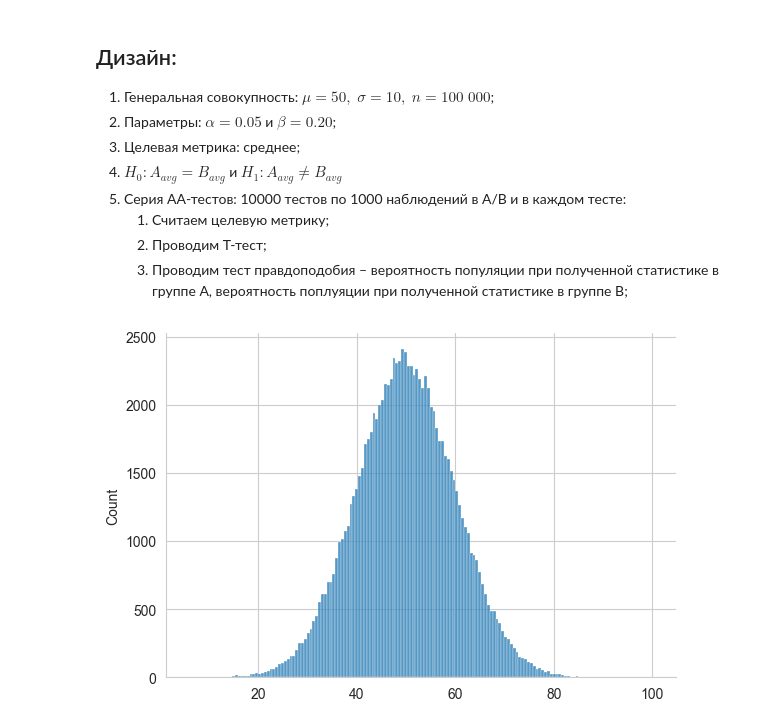
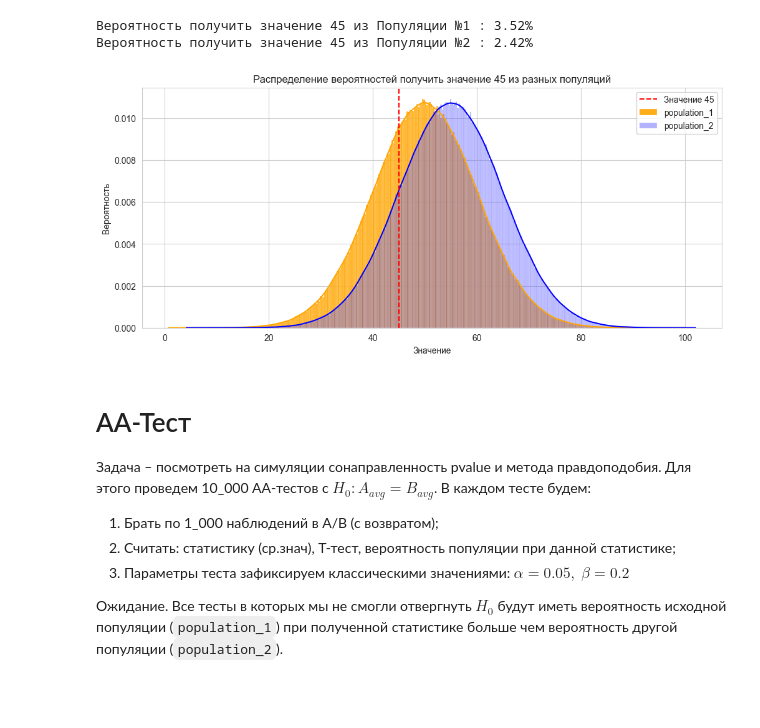
Before and after one commit to skv-analyst/education, a Jupyter notebook: ab-tests/001-experiment.ipynb, the cells around one changed output. Drawn from its saved outputs; the diff is of its cells as text; code cells hidden in the pictures; blank space fills up the shorter version.

```diff
--- a/ab-tests/001-experiment.ipynb
+++ b/ab-tests/001-experiment.ipynb
@@ -8,10 +18,55 @@ from scipy.stats import norm
+# %%
+def get_population(mu_1, sigma_1, mu_2, sigma_2, size=1_000_000):
+    """Формируем две популяции с необходимыми параметрами"""
+
+    rng = np.random.default_rng(seed=42)
+    population_1 = rng.normal(size=size, loc=mu_1, scale=sigma_1)
+    population_2 = rng.normal(size=size, loc=mu_2, scale=sigma_2)
+
+    return population_1, population_2
+# %%
+def show_value(data1, data2, value, mu_1, sigma_1, mu_2, sigma_2):
+    """Считаем вероятность "значения из популяции/популяции при значении" и визуализируем распределения"""
+
+    # Посчитаем вероятность получить значение из популяции
+    probability_1 = stats.norm.pdf(value, loc=mu_1, scale=sigma_1)
+    probability_2 = stats.norm.pdf(value, loc=mu_2, scale=sigma_2)
+
+    print(
+        f'Вероятность получить значение {value} из Популяции №1 : {probability_1:.2%}\n'
+        f'Вероятность получить значение {value} из Популяции №2 : {probability_2:.2%}\n'
+    )
+
+    # Построение гистограмм для двух выборок на одном графике
+    plt.figure(figsize=(12, 5))
+    sns.histplot(data1, kde=True, stat="probability", color='orange', label='population_1', alpha=0.9)
+    sns.histplot(data2, kde=True, stat="probability", color='blue', label='population_2', alpha=0.3)
+
+    # Добавляем вертикальную линию для выбранного значения
+    plt.axvline(x=value, color='red', linestyle='--', label=f'Значение {value}')
+
+    # Настроим подписи и легенду
+    plt.xlabel('Значение')
+    plt.ylabel('Вероятность')
+    plt.legend()
+    plt.title(f'Распределение вероятностей получить значение {value} из разных популяций')
+
+    plt.show()
+# %%
+# Генерируем популяции
+population_1, population_2 = get_population(**params)
+# %%
+# Считаем вероятности получить значение из разных популяций
+show_value(population_1, population_2, 45, **params)
+# %% [output]
+Вероятность получить значение 45 из Популяции №1 : 3.52%
+Вероятность получить значение 45 из Популяции №2 : 2.42%
+[figure, added]
 # %% [markdown]
-## Дизайн:
-1. Генеральная совокупность: $\mu=50,\; \sigma=10,\; n=100\;000$;
-2. Параметры: $\alpha=0.05$ и $\beta=0.20$;
-3. Целевая метрика: среднее;
-4. $H_{0}: A_{avg} = B_{avg}$ и $H_{1}: A_{avg} \neq B_{avg}$
-4. Серия АА-тестов: 10000 тестов по 1000 наблюдений в А/В и в каждом тесте:
-    1. Считаем целевую метрику;
-    2. Проводим Т-тест;
-    3. Проводим тест правдоподобия – вероятность популяции при полученной статистике в группе А, вероятность поплуяции при полученной статистике в группе В;
+# АА-Тест
+Задача – посмотреть на симуляции сонаправленность pvalue и метода правдоподобия. Для этого проведем 10_000 АА-тестов c $H_{0}: A_{avg} = B_{avg}$. В каждом тесте будем:
+1. Брать по 1_000 наблюдений в А/В (с возвратом);
+2. Считать: статистику (ср.знач), Т-тест, вероятность популяции при данной статистике;
+3. Параметры теста зафиксируем классическими значениями: $\alpha=0.05,\; \beta=0.2$
+
+Ожидание. Все тесты в которых мы не смогли отвергнуть $H_{0}$ будут иметь вероятность исходной популяции (`population_1`) при полученной статистике больше чем вероятность другой популяции (`population_2`).
@@ -28,7 +73 @@ params = {
-# %%
-rng = np.random.default_rng(seed=42)
-population = rng.normal(size=params['population_n'], loc=params['mu'], scale=params['sigma'])
-sns.displot(population, aspect=1.5, height=4);
-# %% [output]
-[figure, removed]
 # %%
```
Also changed, not shown: parts of 27 cells of this notebook.
